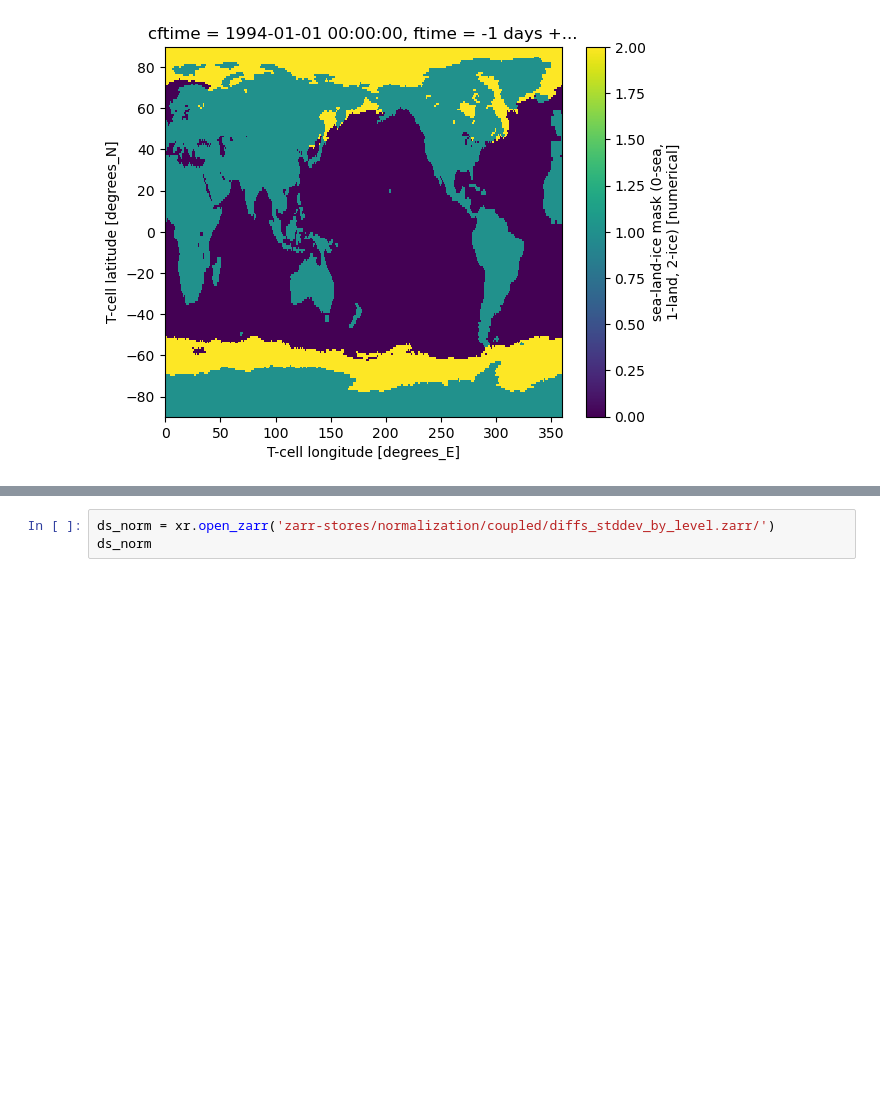
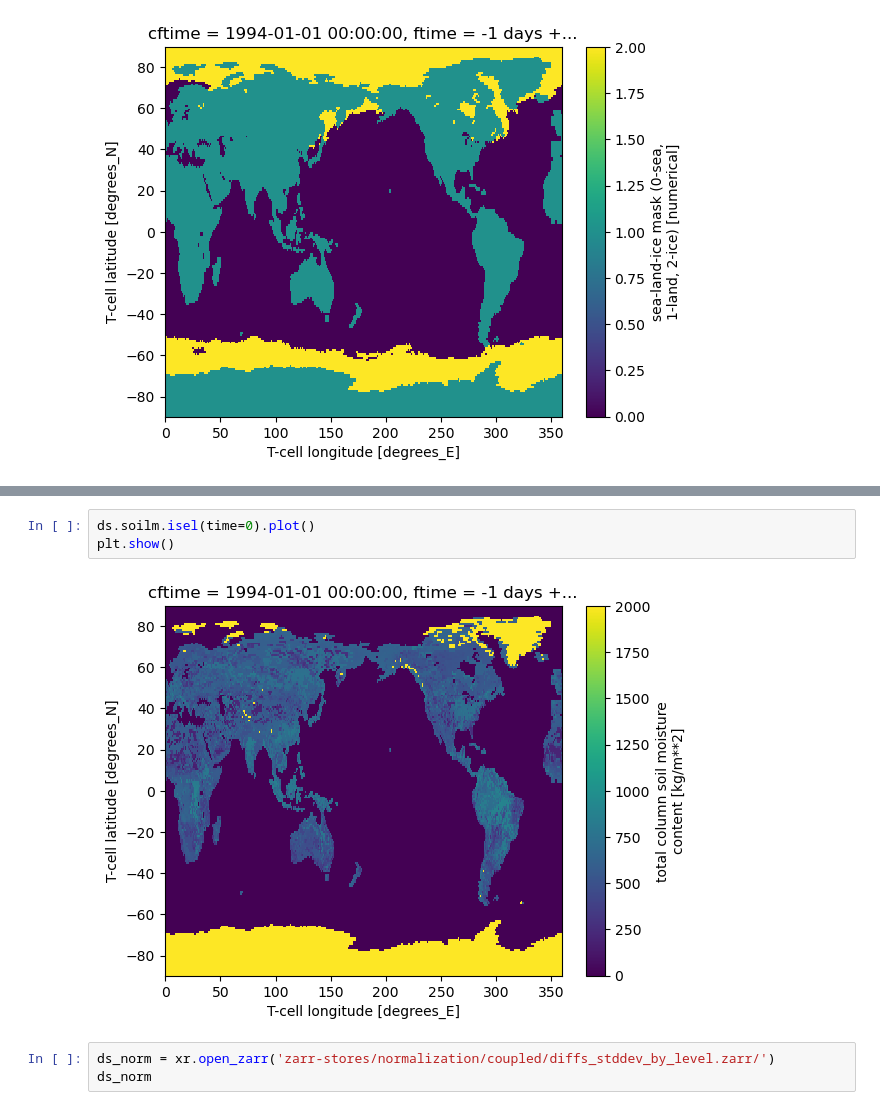
Before and after one commit to NOAA-PSL/graph-ufs, a Jupyter notebook: prototypes/cp0_mini/data_visualization.ipynb, the cells around one changed output, grey strips where cells are left out. Saved outputs shown, nothing was run; the diff lists cells and outputs as text; blank space fills up the shorter version.

Commit message:
before multi time step rollout

```diff
--- a/prototypes/cp0_mini/data_visualization.ipynb
+++ b/prototypes/cp0_mini/data_visualization.ipynb
@@ -39,3 +45,8 @@ icemask.plot()
+# %%
+ds.soilm.isel(time=0).plot()
+plt.show()
+# %% [output]
+[figure, added]
 # %%
 ds_norm = xr.open_zarr('zarr-stores/normalization/coupled/diffs_stddev_by_level.zarr/')
 ds_norm
```
Also changed, not shown: parts of 3 cells of this notebook, 5 other files.
